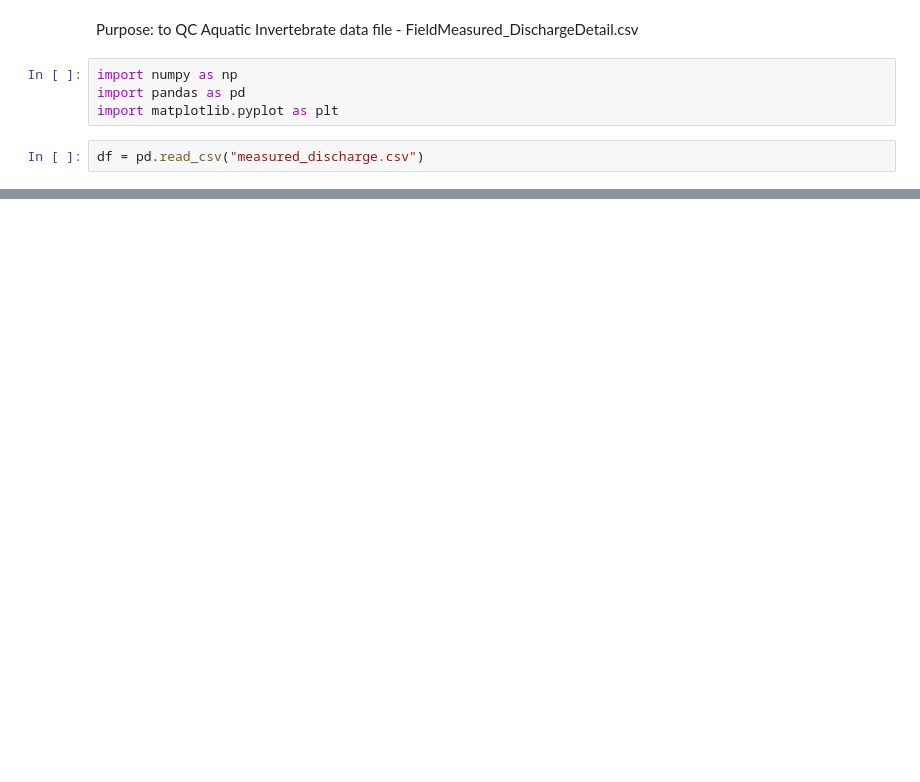
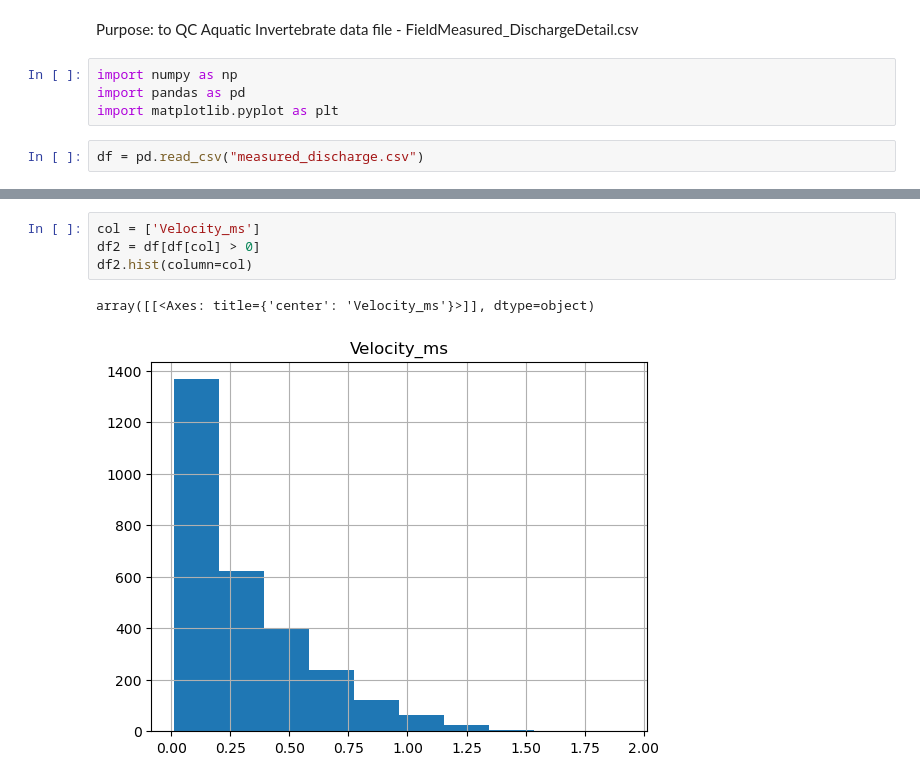
Before and after one commit to HeartlandNetwork/HTLN-data-packages, a Jupyter notebook: aqinvert/src/measured_discharge.ipynb, the cells around one changed output, grey strips where cells are left out. Saved outputs shown, nothing was run; the diff lists cells and outputs as text; blank space fills up the shorter version.

```diff
--- a/aqinvert/src/measured_discharge.ipynb
+++ b/aqinvert/src/measured_discharge.ipynb
@@ -32,0 +197,7 @@ array(['Buffalo National River', 'Effigy Mounds NM',
+# %%
+col = ['Velocity_ms']
+df2 = df[df[col] > 0]
+df2.hist(column=col)
+# %% [output]
+array([[<Axes: title={'center': 'Velocity_ms'}>]], dtype=object)
+[figure, added]
```
Also changed, not shown: parts of 19 cells of this notebook, 9 other files.
